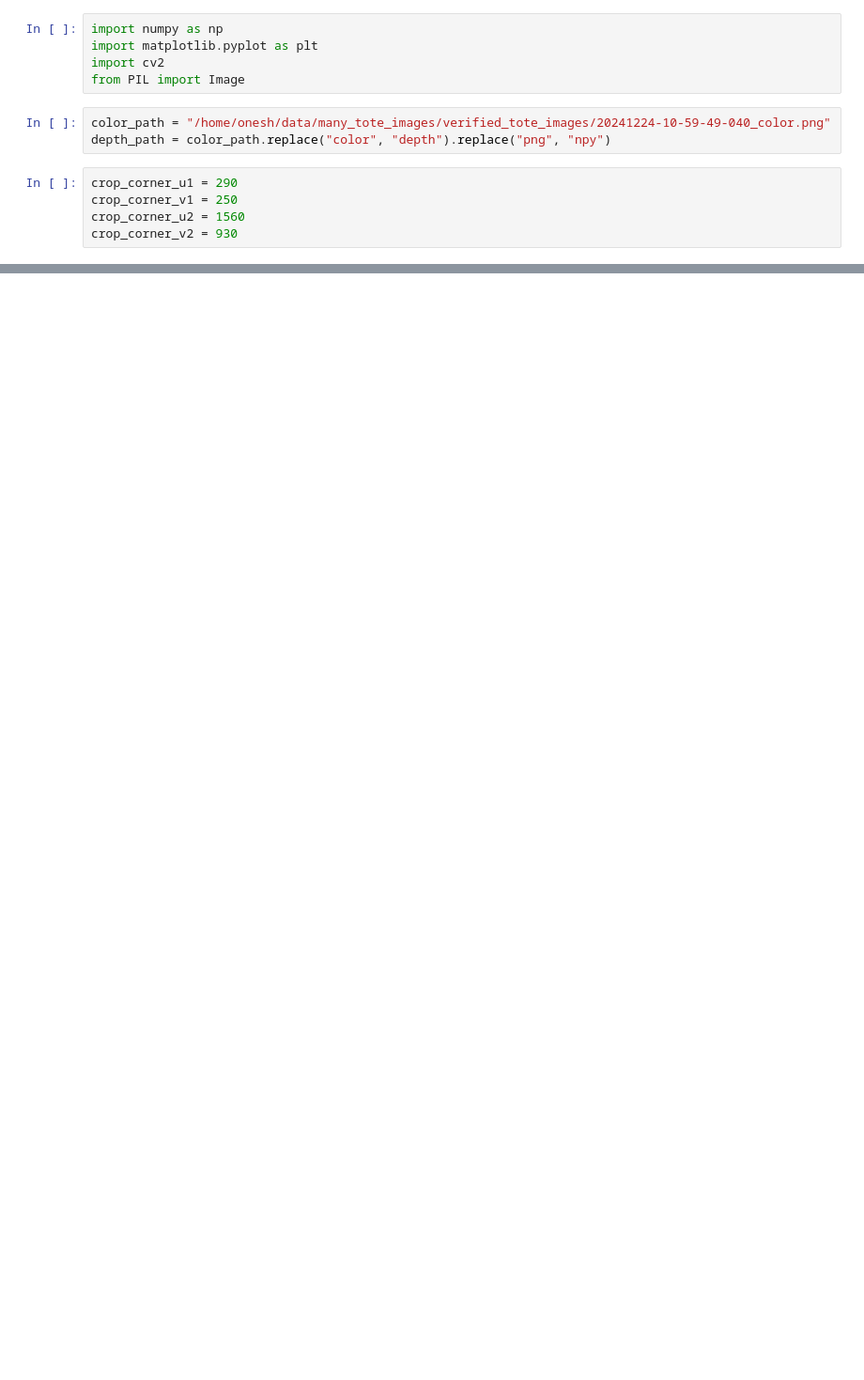
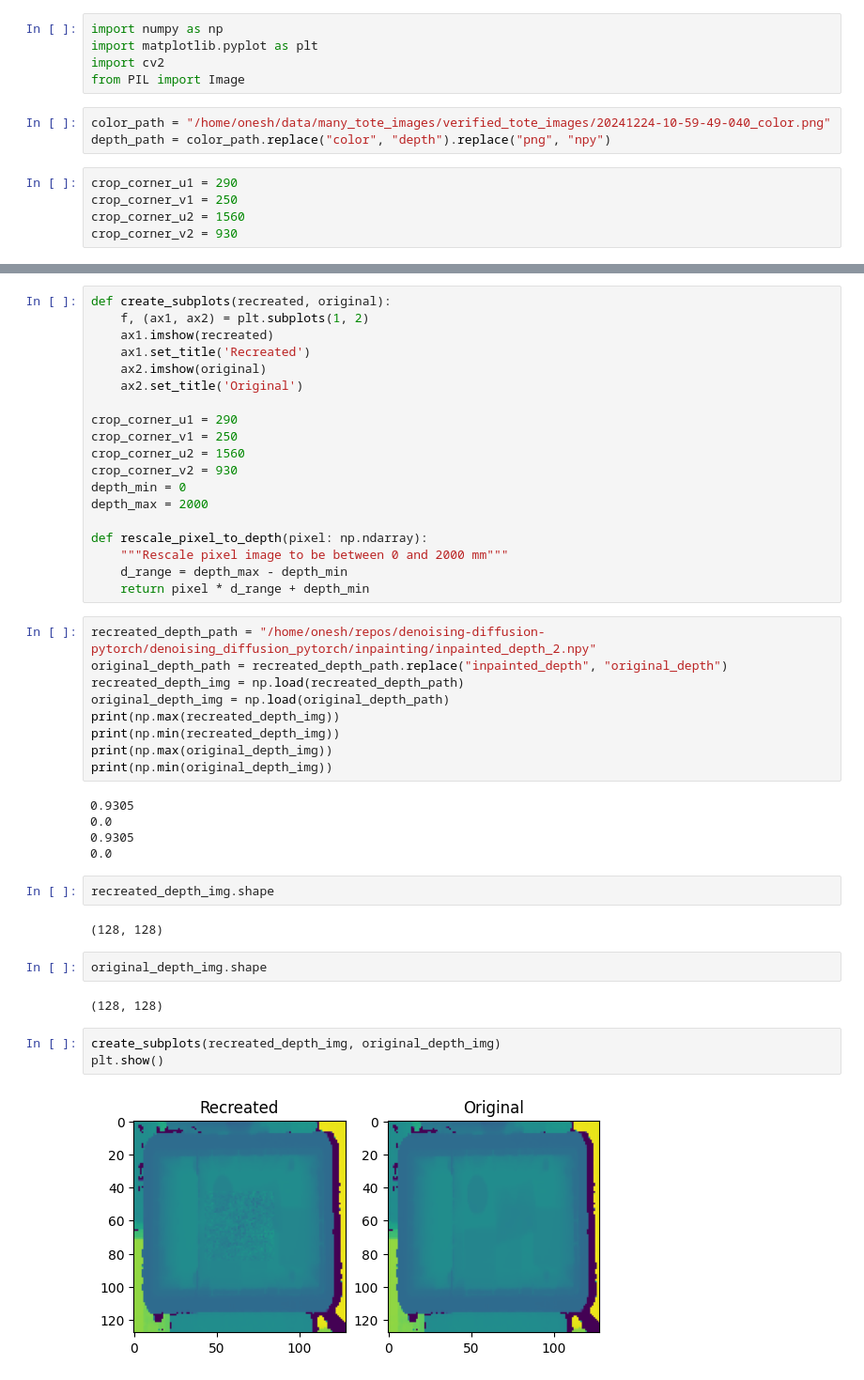
Before and after one commit to yehudaSt/denoising-diffusion-pytorch-3d, a Jupyter notebook: denoising_diffusion_pytorch/inpainting/plot_depth.ipynb, the cells around one changed output, grey strips where cells are left out. Shown at 94% size. Saved outputs shown, nothing was run; the diff lists cells and outputs as text; blank space fills up the shorter version.

```diff
--- a/denoising_diffusion_pytorch/inpainting/plot_depth.ipynb
+++ b/denoising_diffusion_pytorch/inpainting/plot_depth.ipynb
@@ -63,0 +37,46 @@ array([   0.,  601.,  602.,  603.,  604.,  605.,  606.,  607.,  608.,
+# %%
+def create_subplots(recreated, original):
+    f, (ax1, ax2) = plt.subplots(1, 2)
+    ax1.imshow(recreated)
+    ax1.set_title('Recreated')
+    ax2.imshow(original)
+    ax2.set_title('Original')
+
+crop_corner_u1 = 290
+crop_corner_v1 = 250
+crop_corner_u2 = 1560
+crop_corner_v2 = 930
+depth_min = 0
+depth_max = 2000
+
+def rescale_pixel_to_depth(pixel: np.ndarray):
+    """Rescale pixel image to be between 0 and 2000 mm"""
+    d_range = depth_max - depth_min
+    return pixel * d_range + depth_min
+# %%
+recreated_depth_path = "/home/onesh/repos/denoising-diffusion-pytorch/denoising_diffusion_pytorch/inpainting/inpainted_depth_2.npy"
+original_depth_path = recreated_depth_path.replace("inpainted_depth", "original_depth")
+recreated_depth_img = np.load(recreated_depth_path)
+original_depth_img = np.load(original_depth_path)
+print(np.max(recreated_depth_img))
+print(np.min(recreated_depth_img))
+print(np.max(original_depth_img))
+print(np.min(original_depth_img))
+# %% [output]
+0.9305
+0.0
+0.9305
+0.0
+# %%
+recreated_depth_img.shape
+# %% [output]
+(128, 128)
+# %%
+original_depth_img.shape
+# %% [output]
+(128, 128)
+# %%
+create_subplots(recreated_depth_img, original_depth_img)
+plt.show()
+# %% [output]
+[figure, added]
```
Also changed, not shown: parts of 10 cells of this notebook, 3 other files.
